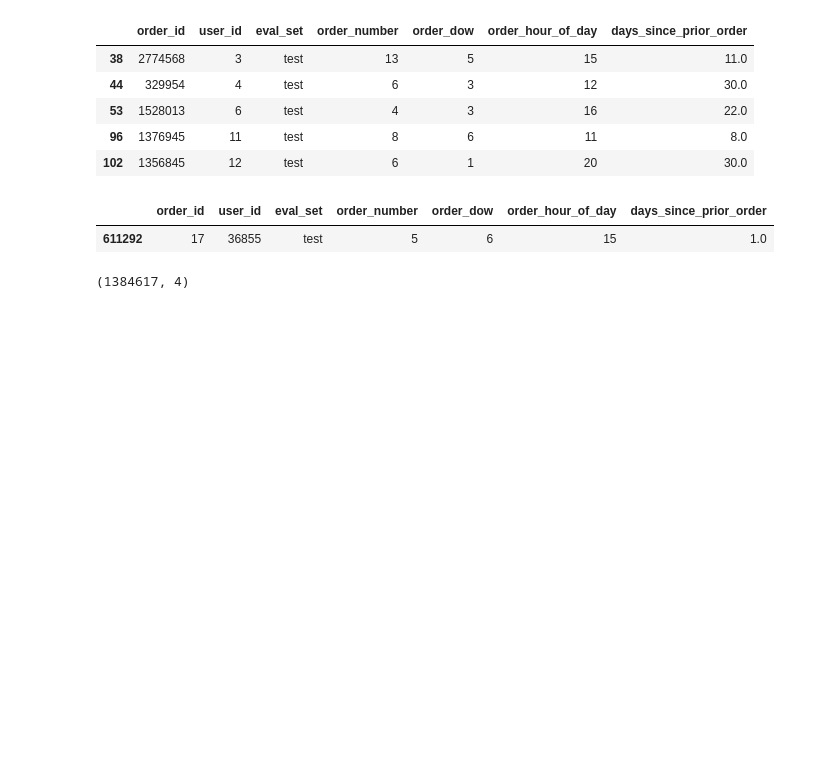
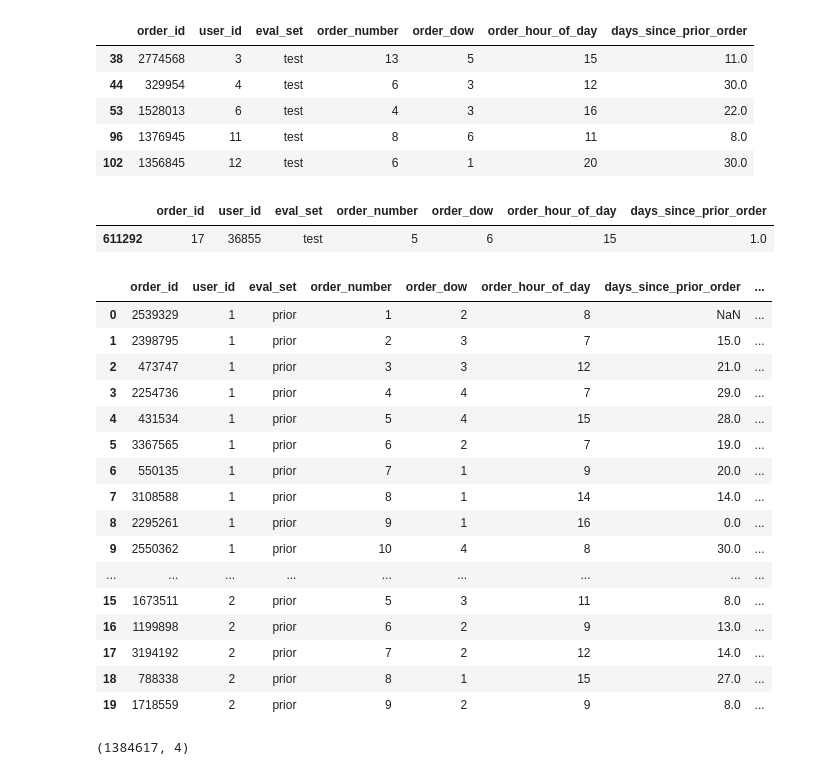
Before and after one commit to Wafic/instacart-kaggle-competition, a Jupyter notebook: explore_instacart_data.ipynb, the cells around one changed output. Cells and saved outputs as stored; diff of their text form; code cells hidden in the pictures; blank space fills up the shorter version.

```diff
--- a/explore_instacart_data.ipynb
+++ b/explore_instacart_data.ipynb
@@ -78,6 +78,25 @@ orders[orders.order_id == 17]
 # %%
 orders['cum_days_since_prior_order'] = orders.groupby(['user_id'])['days_since_prior_order'].cumsum()
 orders['cum_days_since_prior_order'] = orders['cum_days_since_prior_order'].fillna(0)
+orders.head(20)
+# %% [output]
+|  | order_id | user_id | eval_set | order_number | order_dow | order_hour_of_day | days_since_prior_order | ... |
+| 0 | 2539329 | 1 | prior | 1 | 2 | 8 | NaN | ... |
+| 1 | 2398795 | 1 | prior | 2 | 3 | 7 | 15.0 | ... |
+| 2 | 473747 | 1 | prior | 3 | 3 | 12 | 21.0 | ... |
+| 3 | 2254736 | 1 | prior | 4 | 4 | 7 | 29.0 | ... |
+| 4 | 431534 | 1 | prior | 5 | 4 | 15 | 28.0 | ... |
+| 5 | 3367565 | 1 | prior | 6 | 2 | 7 | 19.0 | ... |
+| 6 | 550135 | 1 | prior | 7 | 1 | 9 | 20.0 | ... |
+| 7 | 3108588 | 1 | prior | 8 | 1 | 14 | 14.0 | ... |
+| 8 | 2295261 | 1 | prior | 9 | 1 | 16 | 0.0 | ... |
+| 9 | 2550362 | 1 | prior | 10 | 4 | 8 | 30.0 | ... |
+| ... | ... | ... | ... | ... | ... | ... | ... | ... |
+| 15 | 1673511 | 2 | prior | 5 | 3 | 11 | 8.0 | ... |
+| 16 | 1199898 | 2 | prior | 6 | 2 | 9 | 13.0 | ... |
+| 17 | 3194192 | 2 | prior | 7 | 2 | 12 | 14.0 | ... |
+| 18 | 788338 | 2 | prior | 8 | 1 | 15 | 27.0 | ... |
+| 19 | 1718559 | 2 | prior | 9 | 2 | 9 | 8.0 | ... |
 # %%
 orders_products_train = pd.read_csv('./data/order_products__train.csv')
 print(orders_products_train.shape)
```
Also changed, not shown: parts of 1 cell of this notebook.
